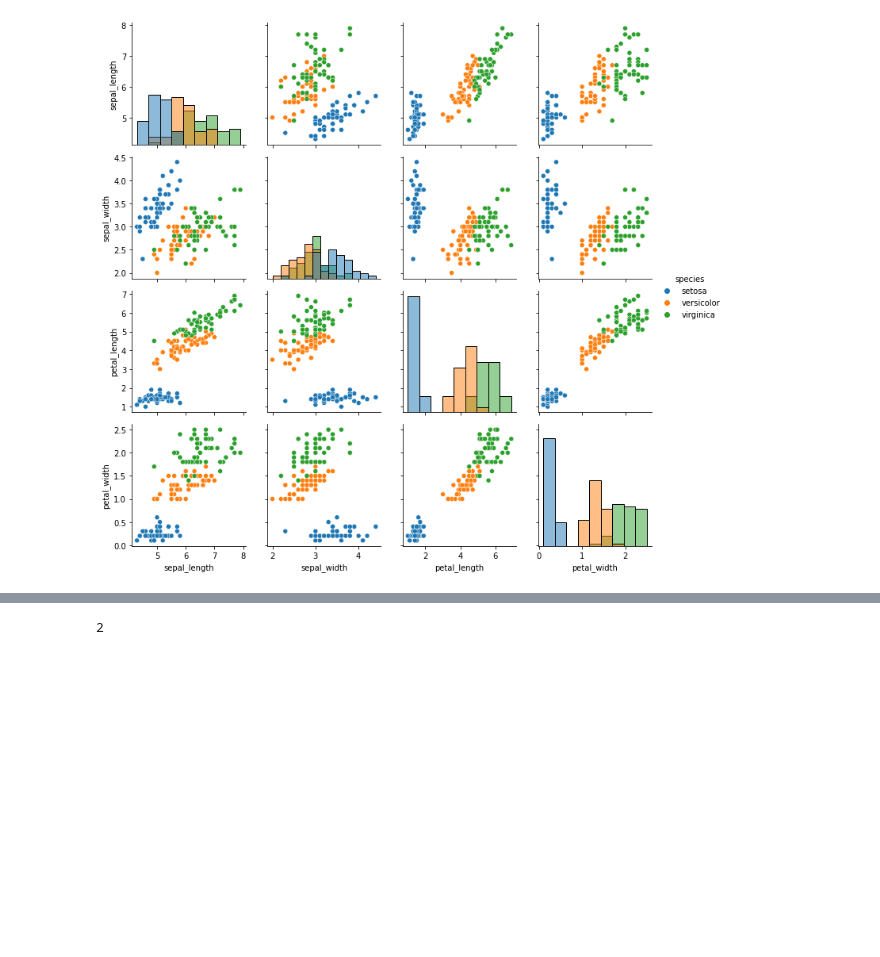
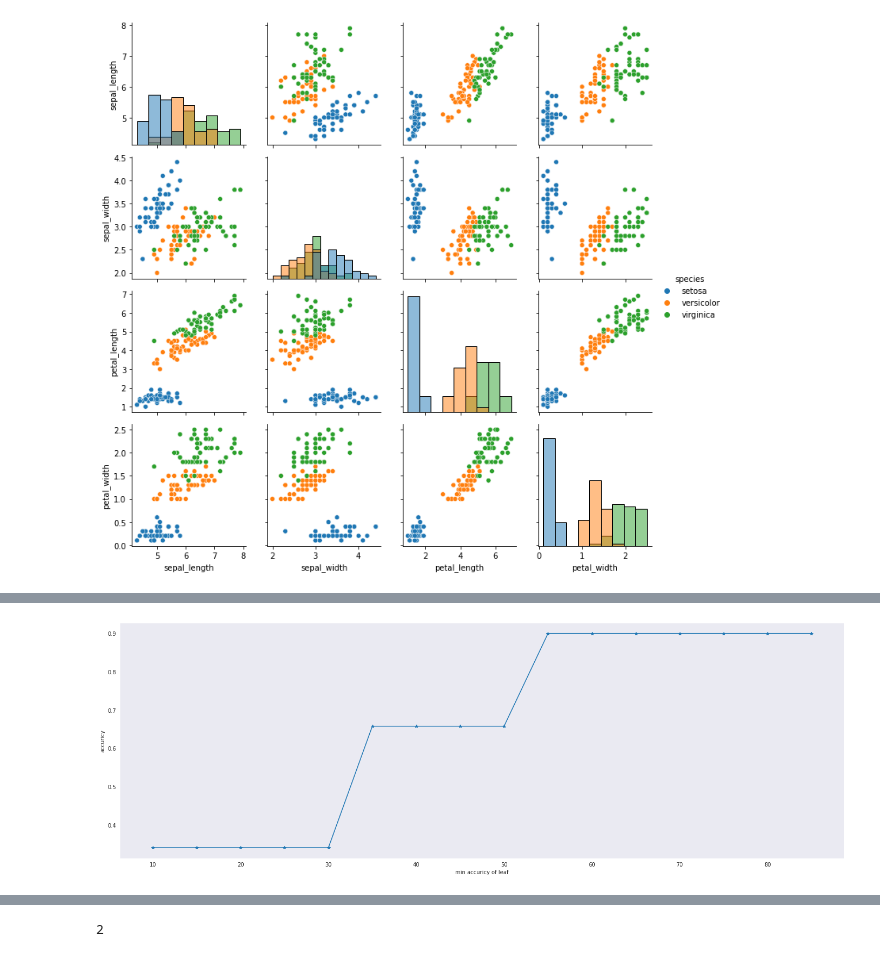
Before and after one commit to farhadhsn8/MLP, a Jupyter notebook: bagging_randomForest.ipynb, the cells around one changed output, grey strips where cells are left out. Cells and saved outputs as stored; diff of their text form; code cells hidden in the pictures; blank space fills up the shorter version.

```diff
--- a/bagging_randomForest.ipynb
+++ b/bagging_randomForest.ipynb
@@ -298,0 +320,13 @@ g.add_legend()
+# %%
+accs = []
+for i in range(10,90,5):
+  accs.append(cm_train(i/100 ,False , 1))
+sns.set_style("darkgrid")
+plt.figure(figsize = (24,8))
+plt.plot(range(10,90,5), accs , marker = '*')
+plt.xlabel("min accuricy of leaf")
+plt.ylabel("accuricy")
+plt.grid()
+plt.show()
+# %% [output]
+[figure, added]
```
Also changed, not shown: parts of 15 cells of this notebook.
